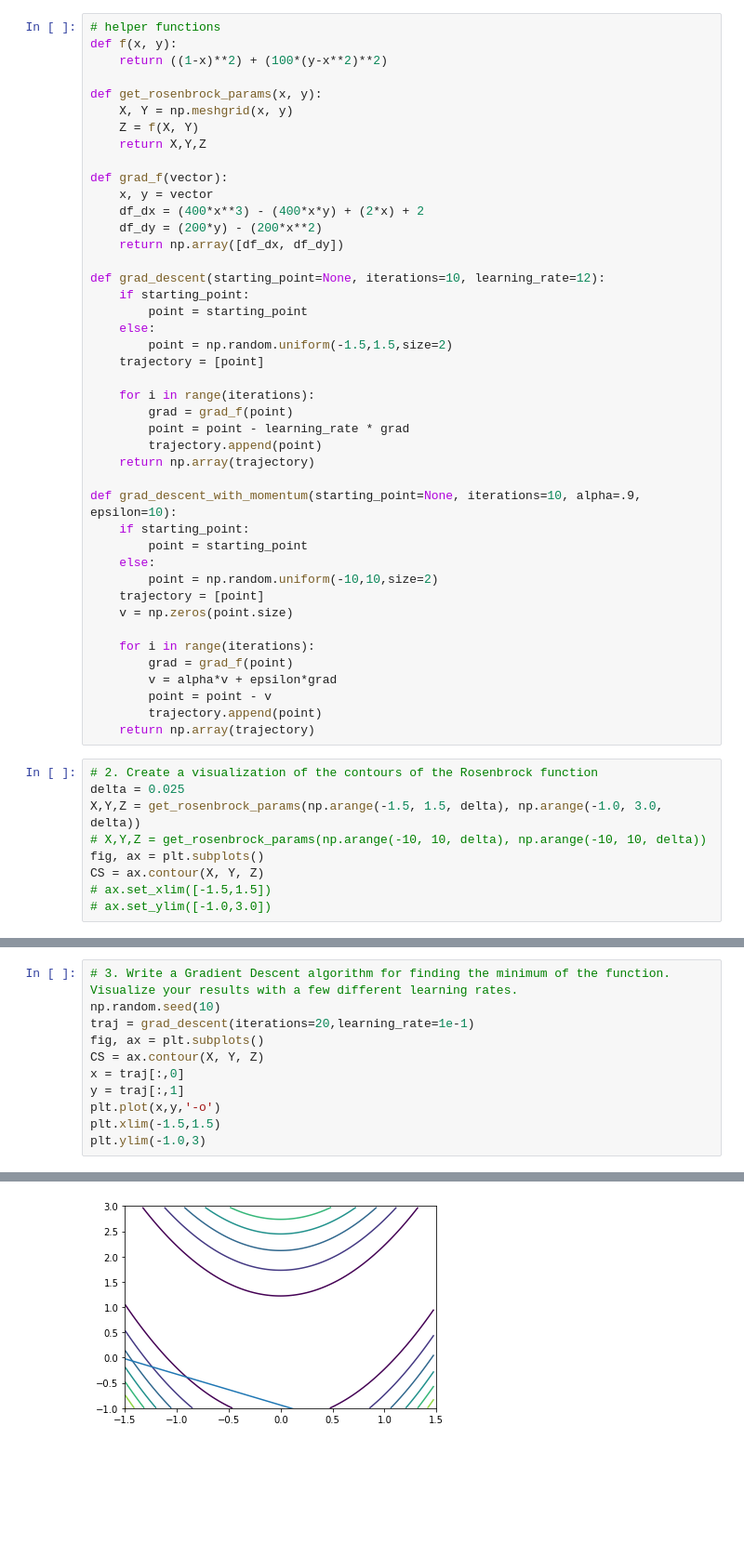
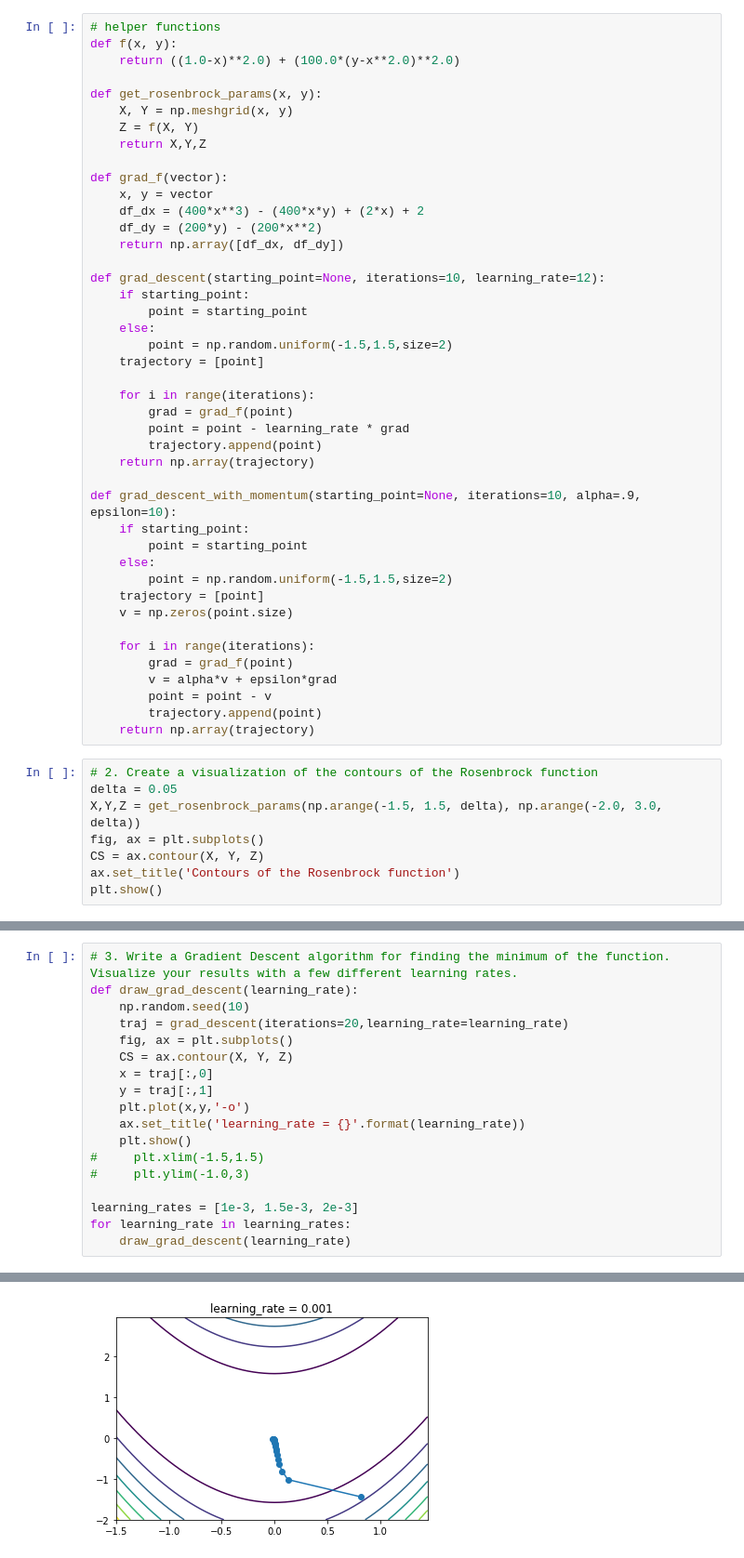
Before and after one commit to jaky0515/590, a Jupyter notebook: hw1/hw1_2.ipynb, the cells around one changed output, grey strips where cells are left out. Shown at 93% size. Saved outputs shown, nothing was run; the diff lists cells and outputs as text; blank space fills up the shorter version.

```diff
--- a/hw1/hw1_2.ipynb
+++ b/hw1/hw1_2.ipynb
@@ -6,7 +5,7 @@ import matplotlib.pyplot as plt
 # %%
 # helper functions
 def f(x, y):
-    return ((1-x)**2) + (100*(y-x**2)**2)
+    return ((1.0-x)**2.0) + (100.0*(y-x**2.0)**2.0)
 
 def get_rosenbrock_params(x, y):
     X, Y = np.meshgrid(x, y)
@@ -36,7 +35,7 @@ def grad_descent_with_momentum(starting_point=None, iterations=10, alpha=.9, eps
     if starting_point:
         point = starting_point
     else:
-        point = np.random.uniform(-10,10,size=2)
+        point = np.random.uniform(-1.5,1.5,size=2)
     trajectory = [point]
     v = np.zeros(point.size)
 
@@ -48,11 +47,10 @@ def grad_descent_with_momentum(starting_point=None, iterations=10, alpha=.9, eps
     return np.array(trajectory)
 # %%
 # 2. Create a visualization of the contours of the Rosenbrock function
-delta = 0.025
-X,Y,Z = get_rosenbrock_params(np.arange(-1.5, 1.5, delta), np.arange(-1.0, 3.0, delta))
-# X,Y,Z = get_rosenbrock_params(np.arange(-10, 10, delta), np.arange(-10, 10, delta))
+delta = 0.05
+X,Y,Z = get_rosenbrock_params(np.arange(-1.5, 1.5, delta), np.arange(-2.0, 3.0, delta))
 fig, ax = plt.subplots()
 CS = ax.contour(X, Y, Z)
-# ax.set_xlim([-1.5,1.5])
-# ax.set_ylim([-1.0,3.0])
+ax.set_title('Contours of the Rosenbrock function')
+plt.show()
 # %% [output]
@@ -60,12 +58,19 @@ CS = ax.contour(X, Y, Z)
 # %%
 # 3. Write a Gradient Descent algorithm for finding the minimum of the function. Visualize your results with a few different learning rates.
-np.random.seed(10)
-traj = grad_descent(iterations=20,learning_rate=1e-1)
-fig, ax = plt.subplots()
-CS = ax.contour(X, Y, Z)
-x = traj[:,0]
-y = traj[:,1]
-plt.plot(x,y,'-o')
-plt.xlim(-1.5,1.5)
-plt.ylim(-1.0,3)
+def draw_grad_descent(learning_rate):
+    np.random.seed(10)
+    traj = grad_descent(iterations=20,learning_rate=learning_rate)
+    fig, ax = plt.subplots()
+    CS = ax.contour(X, Y, Z)
+    x = traj[:,0]
+    y = traj[:,1]
+    plt.plot(x,y,'-o')
+    ax.set_title('learning_rate = {}'.format(learning_rate))
+    plt.show()
+#     plt.xlim(-1.5,1.5)
+#     plt.ylim(-1.0,3)
+
+learning_rates = [1e-3, 1.5e-3, 2e-3]
+for learning_rate in learning_rates:
+    draw_grad_descent(learning_rate)
 # %% [output]
@@ -73 +77 @@ plt.ylim(-1.0,3)
-[figure, old version]
+[figure, new version]
```
Also changed, not shown: parts of 4 cells of this notebook, 1 other file.
